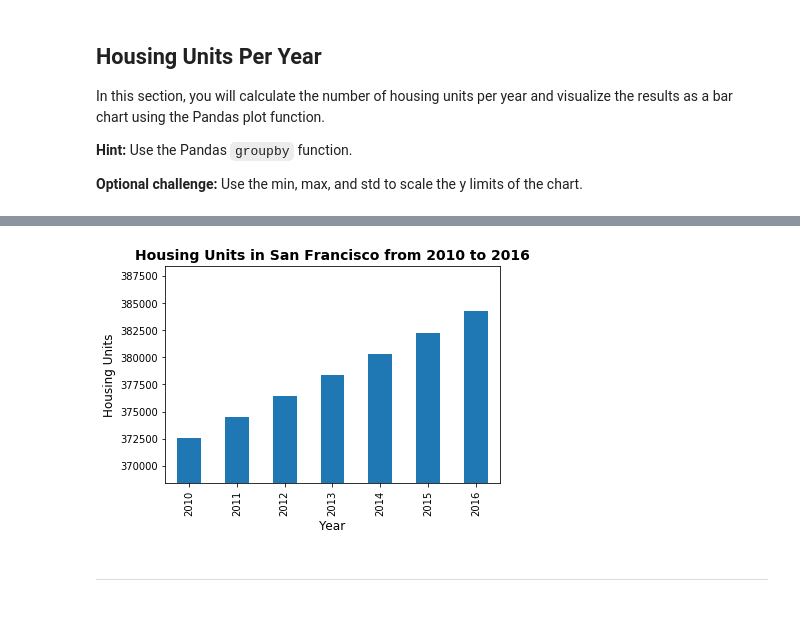
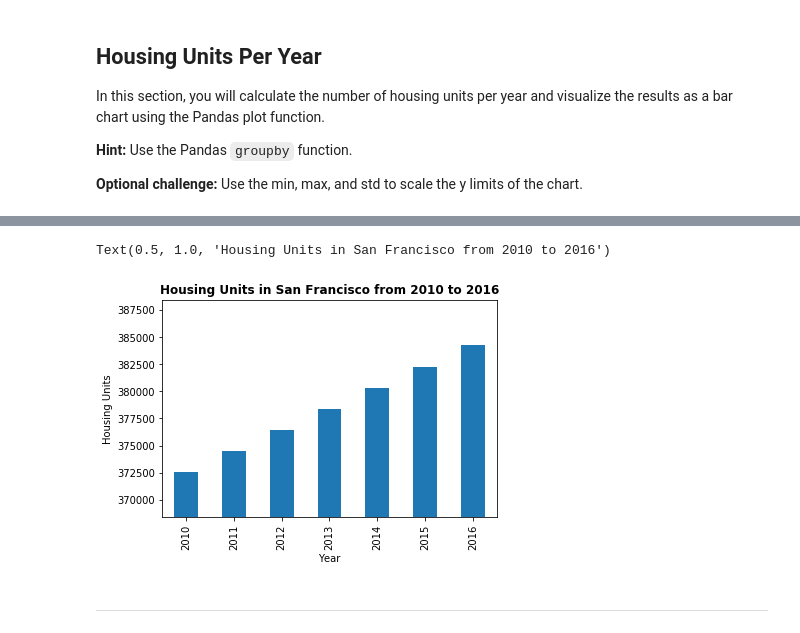
Before and after one commit to pysouzhny/python-homework, a Jupyter notebook: PyViz/rental_analysis.ipynb, the cells around one changed output, grey strips where cells are left out. Cells and saved outputs as stored; diff of their text form; code cells hidden in the pictures.

Commit message:
plot

```diff
--- a/PyViz/rental_analysis.ipynb
+++ b/PyViz/rental_analysis.ipynb
@@ -54,7 +54,7 @@ In this section, you will calculate the number of housing units per year and vis
 # %%
 # Calculate the mean number of housing units per year (hint: use groupby)
 # YOUR CODE HERE!mean
-mean_sfa=sfo_data[['housing_units']].groupby(['year']).mean()
+mean_sfa=sfo_data['housing_units'].groupby(['year']).mean()
 # %%
 # Save the dataframe as a csv file
 # YOUR CODE HERE!
@@ -82,12 +62,19 @@ mean_sfa.to_csv('mean housing per year.csv')
 # %%
 # Use the Pandas plot function to plot the average housing units per year.
 # Note: You will need to manually adjust the y limit of the chart using the min and max values from above.
 # YOUR CODE HERE!
+empty_canvas = plt.figure()
+bar_hist = mean_sfa.plot.bar()
+ymin=min(mean_sfa)-mean_sfa.std()
+ymax=max(mean_sfa)+mean_sfa.std()
 
-# Optional Challenge: Use the min, max, and std to scale the y limits of the chart
-# YOUR CODE HERE!
+bar_hist.set_ylim(ymin=ymin,ymax=ymax)
+bar_hist.set_xlabel('Year')
+bar_hist.set_ylabel('Housing Units')
+bar_hist.set_title("Housing Units in San Francisco from 2010 to 2016", fontweight="bold")
 # %% [output]
+Text(0.5, 1.0, 'Housing Units in San Francisco from 2010 to 2016')
-[figure, old version]
+[figure, new version]
 # %% [markdown]
 - - -
 # %% [markdown]
```
Also changed, not shown: parts of 3 cells of this notebook.
